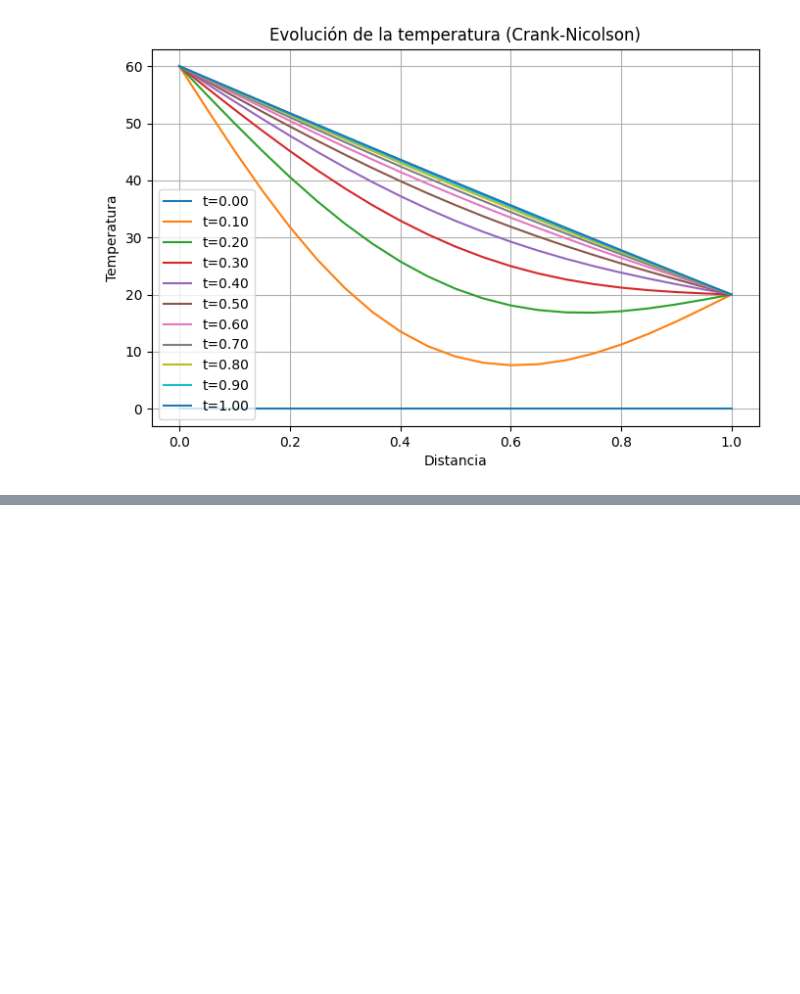
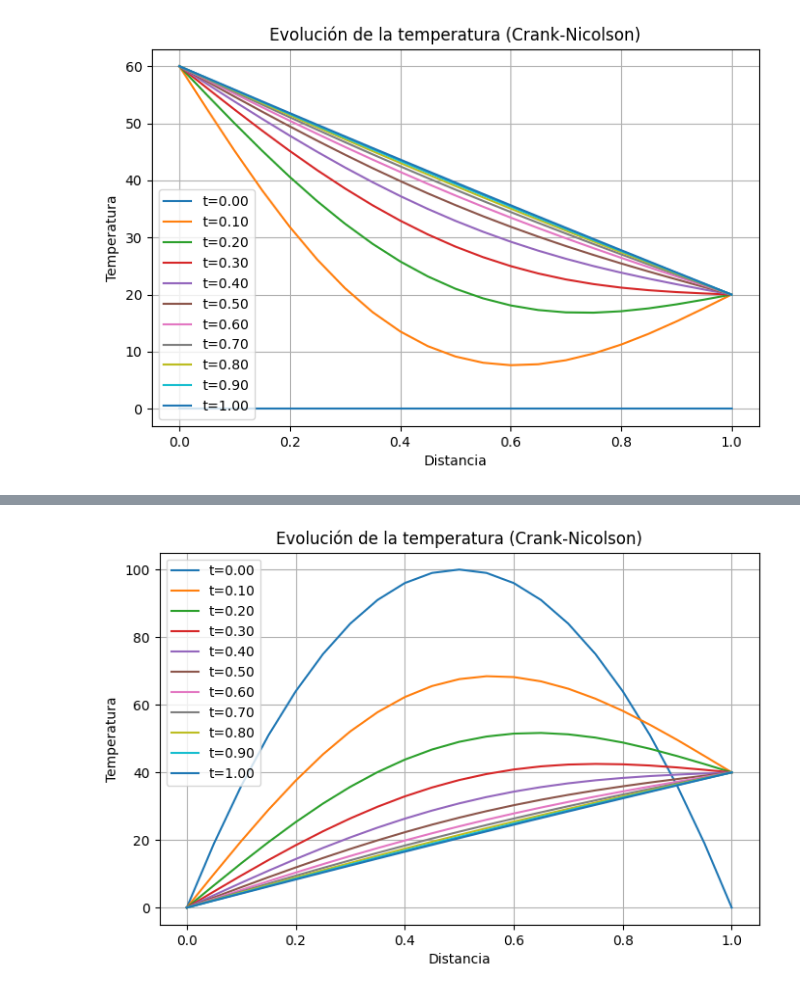
Before and after one commit to Jdvilan/Carrera, a Jupyter notebook: Examen_numerico_segundo_parcial.ipynb, the cells around one changed output, grey strips where cells are left out. Drawn from its saved outputs; the diff is of its cells as text; code cells hidden in the pictures; blank space fills up the shorter version.

```diff
--- a/Examen_numerico_segundo_parcial.ipynb
+++ b/Examen_numerico_segundo_parcial.ipynb
@@ -406 +698,14 @@ x, t, u_final, u_full = crank_nicolson(L, T, c, m, n, f_init, g0, gL)
+# %%
+# Graficar evolución
+fig = plt.figure(figsize=(8,5))
+for i in range(0, n+1, n//10):
+    plt.plot(x, u_full[:,i], label=f't={t[i]:.2f}')
+plt.title('Evolución de la temperatura (Crank-Nicolson)')
+plt.xlabel('Distancia')
+plt.ylabel('Temperatura')
+plt.legend()
+plt.grid(True)
+plt.show()
+# %% [output]
+[figure, added]
 # %%
```
Also changed, not shown: parts of 18 cells of this notebook.
